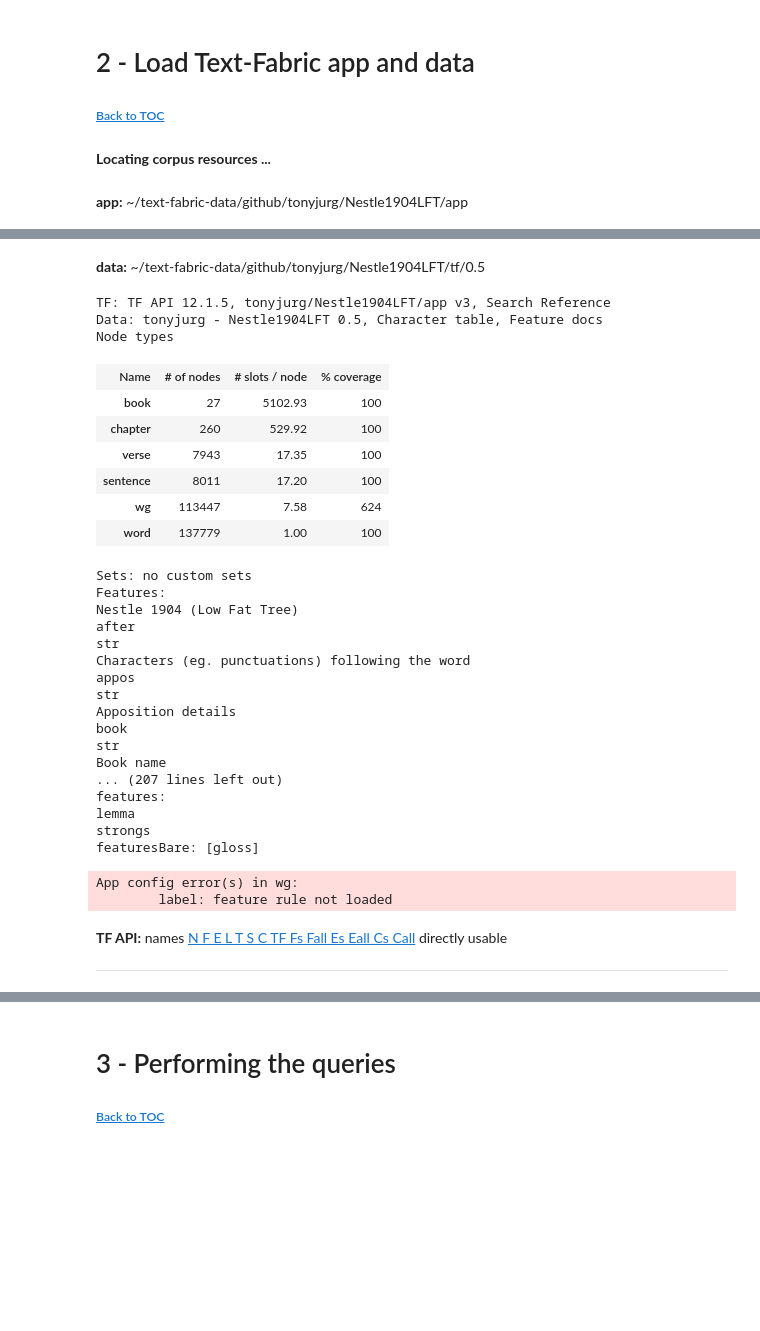
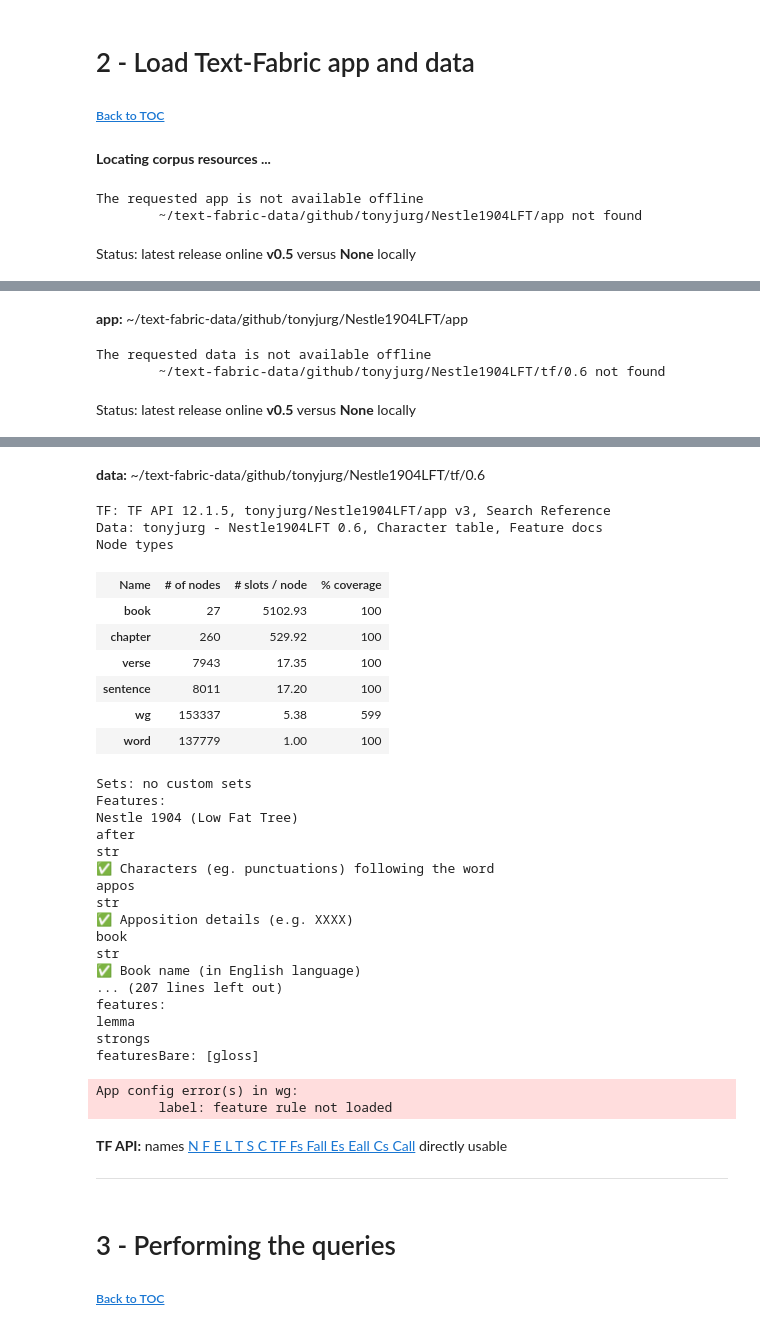
Before and after one commit to tonyjurg/Nestle1904LFT, a Jupyter notebook: docs/usecases/Some_corpus_statistics.ipynb, the cells around one changed output, grey strips where cells are left out. Drawn from its saved outputs; the diff is of its cells as text; code cells hidden in the pictures; blank space fills up the shorter version.

```diff
--- a/docs/usecases/Some_corpus_statistics.ipynb
+++ b/docs/usecases/Some_corpus_statistics.ipynb
@@ -34,7 +34,9 @@ from tf.fabric import Fabric
 from tf.app import use
 # %%
 # load the N1904 app and data
-N1904 = use ("tonyjurg/Nestle1904LFT", version="0.5", hoist=globals())
+N1904 = use ("tonyjurg/Nestle1904LFT", version="0.6", hoist=globals())
 # %% [output]
 **Locating corpus resources ...**
+The requested app is not available offline
+        ~/text-fabric-data/github/tonyjurg/Nestle1904LFT/app not found
-app: ~/text-fabric-data/github/tonyjurg/Nestle1904LFT/app
+Status: latest release online v0.5 versus None locally
@@ -41,31 +44,4 @@ app: ~/text-fabric-data/github/tonyjurg/Nestle1904LFT/app
-data: ~/text-fabric-data/github/tonyjurg/Nestle1904LFT/tf/0.5
+app: ~/text-fabric-data/github/tonyjurg/Nestle1904LFT/app
-TF: TF API 12.1.5, tonyjurg/Nestle1904LFT/app v3, Search Reference
-Data: tonyjurg - Nestle1904LFT 0.5, Character table, Feature docs
-Node types
-| Name | # of nodes | # slots / node | % coverage |
-| book | 27 | 5102.93 | 100 |
-| chapter | 260 | 529.92 | 100 |
-| verse | 7943 | 17.35 | 100 |
-| sentence | 8011 | 17.20 | 100 |
-| wg | 113447 | 7.58 | 624 |
-| word | 137779 | 1.00 | 100 |
-Sets: no custom sets
-Features:
-Nestle 1904 (Low Fat Tree)
-after
-str
-Characters (eg. punctuations) following the word
-appos
-str
-Apposition details
-book
-str
-Book name
-... (207 lines left out)
-features:
-lemma
-strongs
-featuresBare: [gloss]
-App config error(s) in wg:
-        label: feature rule not loaded
+The requested data is not available offline
+        ~/text-fabric-data/github/tonyjurg/Nestle1904LFT/tf/0.6 not found
-TF API: names N F E L T S C TF Fs Fall Es Eall Cs Call directly usable
+Status: latest release online v0.5 versus None locally
@@ -72,3 +49,34 @@ TF API: names N F E L T S C TF Fs Fall Es Eall Cs Call directly usable
+data: ~/text-fabric-data/github/tonyjurg/Nestle1904LFT/tf/0.6
+TF: TF API 12.1.5, tonyjurg/Nestle1904LFT/app v3, Search Reference
+Data: tonyjurg - Nestle1904LFT 0.6, Character table, Feature docs
+Node types
+| Name | # of nodes | # slots / node | % coverage |
+| book | 27 | 5102.93 | 100 |
+| chapter | 260 | 529.92 | 100 |
+| verse | 7943 | 17.35 | 100 |
+| sentence | 8011 | 17.20 | 100 |
+| wg | 153337 | 5.38 | 599 |
+| word | 137779 | 1.00 | 100 |
+Sets: no custom sets
+Features:
+Nestle 1904 (Low Fat Tree)
+after
+str
+✅ Characters (eg. punctuations) following the word
+appos
+str
+✅ Apposition details (e.g. XXXX)
+book
+str
+✅ Book name (in English language)
+... (207 lines left out)
+features:
+lemma
+strongs
+featuresBare: [gloss]
+App config error(s) in wg:
+        label: feature rule not loaded
+TF API: names N F E L T S C TF Fs Fall Es Eall Cs Call directly usable
 # %%
 # The following will push the Text-Fabric stylesheet to this notebook (to facilitate proper display with notebook viewer)
 N1904.dh(N1904.getCss())
```
Also changed, not shown: parts of 1 cell of this notebook, 3 other files.
